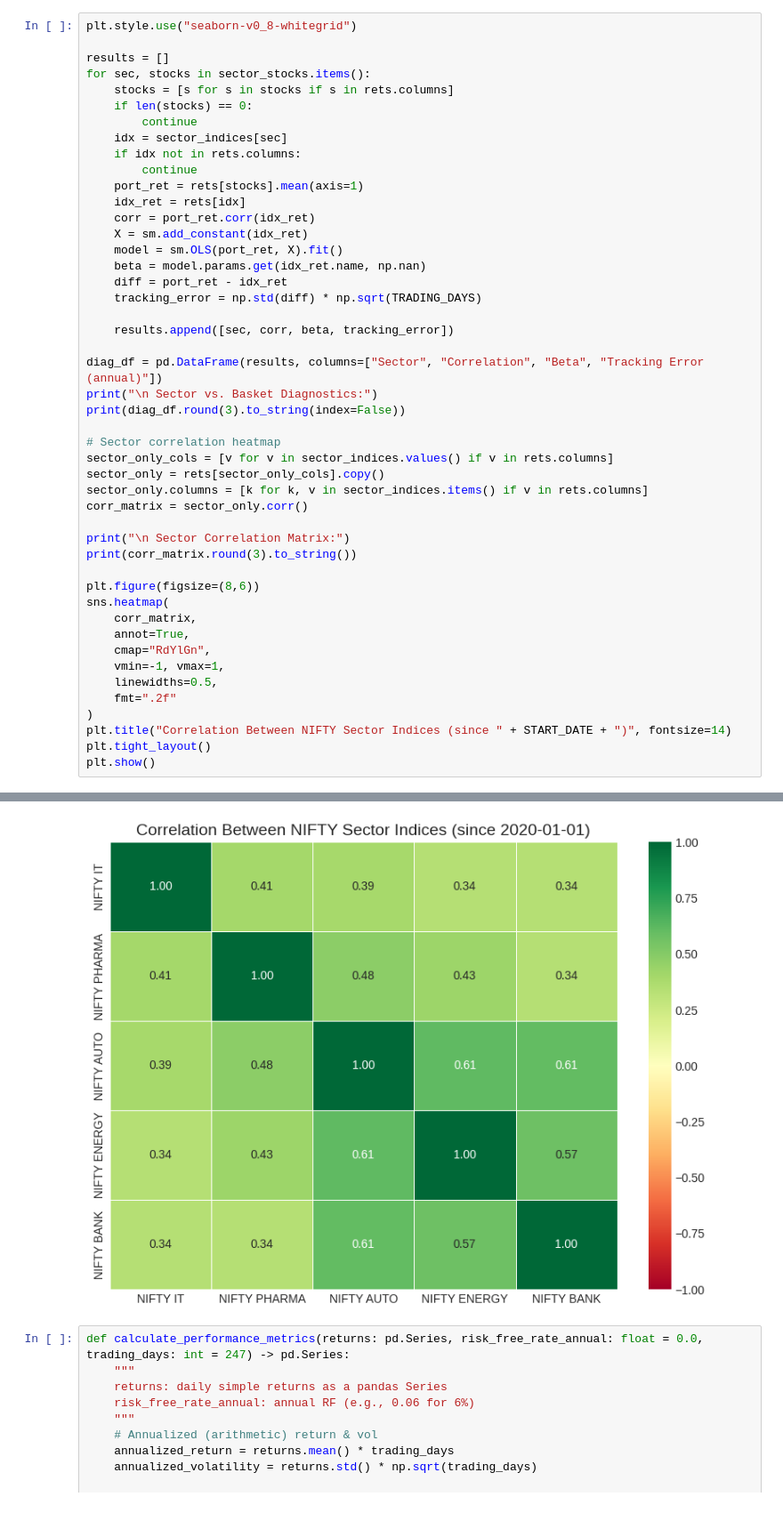
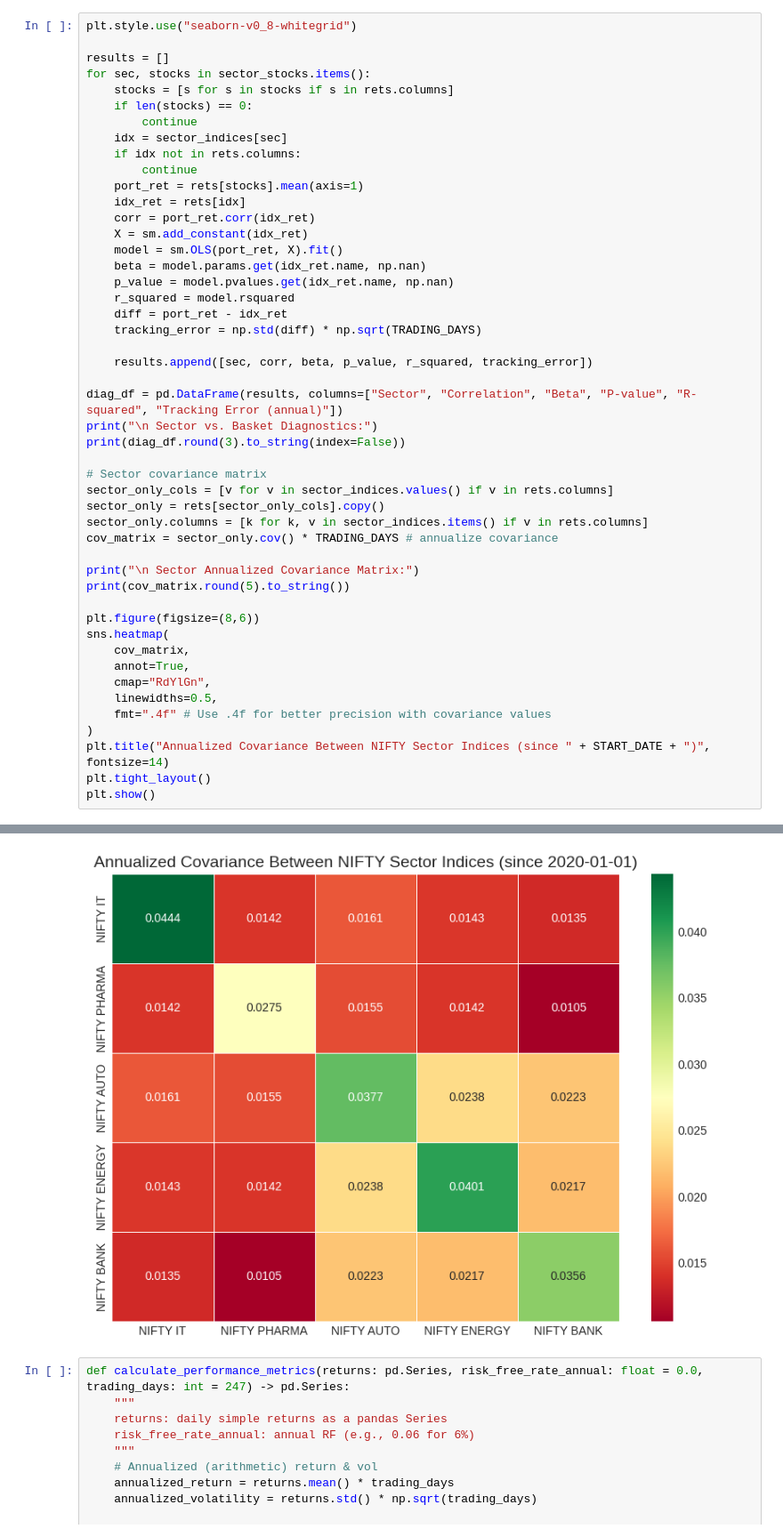
Before and after one commit to Varun330522/Dynamic-Sector-Stock-Allocation-using-MVO-RP, a Jupyter notebook: Dynamic_Sector_Stock_Allocation_using_MVO_&_RP.ipynb, the cells around one changed output, grey strips where cells are left out. Shown: that part at 89% size. Cells and saved outputs as stored; diff of their text form.

```diff
--- a/Dynamic_Sector_Stock_Allocation_using_MVO_&_RP.ipynb
+++ b/Dynamic_Sector_Stock_Allocation_using_MVO_&_RP.ipynb
@@ -70,34 +68,35 @@ for sec, stocks in sector_stocks.items():
     X = sm.add_constant(idx_ret)
     model = sm.OLS(port_ret, X).fit()
     beta = model.params.get(idx_ret.name, np.nan)
+    p_value = model.pvalues.get(idx_ret.name, np.nan)
+    r_squared = model.rsquared
     diff = port_ret - idx_ret
     tracking_error = np.std(diff) * np.sqrt(TRADING_DAYS)
 
-    results.append([sec, corr, beta, tracking_error])
+    results.append([sec, corr, beta, p_value, r_squared, tracking_error])
 
-diag_df = pd.DataFrame(results, columns=["Sector", "Correlation", "Beta", "Tracking Error (annual)"])
+diag_df = pd.DataFrame(results, columns=["Sector", "Correlation", "Beta", "P-value", "R-squared", "Tracking Error (annual)"])
 print("\n Sector vs. Basket Diagnostics:")
 print(diag_df.round(3).to_string(index=False))
 
-# Sector correlation heatmap
+# Sector covariance matrix
 sector_only_cols = [v for v in sector_indices.values() if v in rets.columns]
 sector_only = rets[sector_only_cols].copy()
 sector_only.columns = [k for k, v in sector_indices.items() if v in rets.columns]
-corr_matrix = sector_only.corr()
+cov_matrix = sector_only.cov() * TRADING_DAYS # annualize covariance
 
-print("\n Sector Correlation Matrix:")
-print(corr_matrix.round(3).to_string())
+print("\n Sector Annualized Covariance Matrix:")
+print(cov_matrix.round(5).to_string())
 
 plt.figure(figsize=(8,6))
 sns.heatmap(
-    corr_matrix,
+    cov_matrix,
     annot=True,
     cmap="RdYlGn",
-    vmin=-1, vmax=1,
     linewidths=0.5,
-    fmt=".2f"
+    fmt=".4f" # Use .4f for better precision with covariance values
 )
-plt.title("Correlation Between NIFTY Sector Indices (since " + START_DATE + ")", fontsize=14)
+plt.title("Annualized Covariance Between NIFTY Sector Indices (since " + START_DATE + ")", fontsize=14)
 plt.tight_layout()
 plt.show()
 # %% [output]
@@ -119,4 +118,4 @@ NIFTY BANK       0.339         0.336       0.608         0.575       1.000
-[figure, old version]
+[figure, new version]
 # %%
 def calculate_performance_metrics(returns: pd.Series, risk_free_rate_annual: float = 0.0, trading_days: int = 247) -> pd.Series:
     """
```
Also changed, not shown: parts of 5 cells of this notebook.
